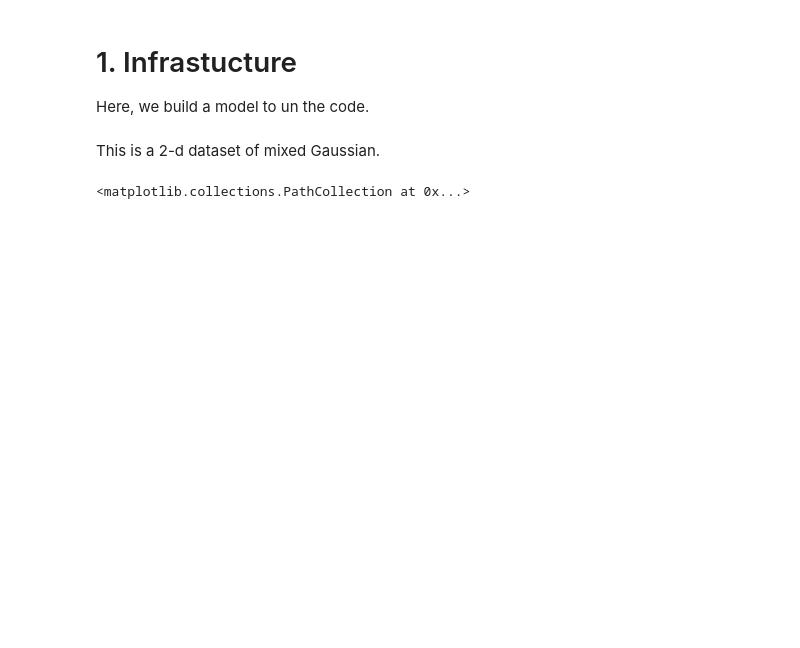
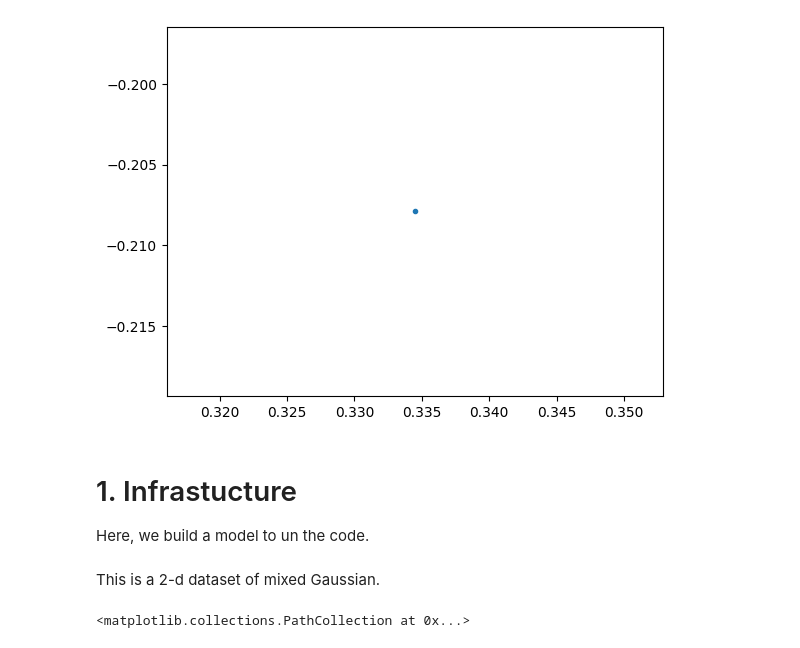
Before and after one commit to JetfiRex/Diffusion-ToyModel, a Jupyter notebook: Diffusion.ipynb, the cells around one changed output. Saved outputs shown, nothing was run; the diff lists cells and outputs as text; code cells hidden in the pictures; blank space fills up the shorter version.

```diff
--- a/Diffusion.ipynb
+++ b/Diffusion.ipynb
@@ -1,16 +1,20 @@
 # %%
 from inspect import stack
 
 import numpy as np
 import torch
 import matplotlib.pyplot as plt
 from torch.utils.data import DataLoader
 from smalldiffusion import (
     TimeInputMLP, ScheduleLogLinear, training_loop, samples,
     DatasaurusDozen, Swissroll
 )
-
+def moving_average(x, w):
+    return np.convolve(x, np.ones(w), 'valid') / w
 from main import plot_batch
+from main import plot_batch
+# %% [output]
+[figure, added]
 # %% [markdown]
 # 1. Infrastucture
 
```
Also changed, not shown: parts of 14 cells of this notebook, 1 other file.
